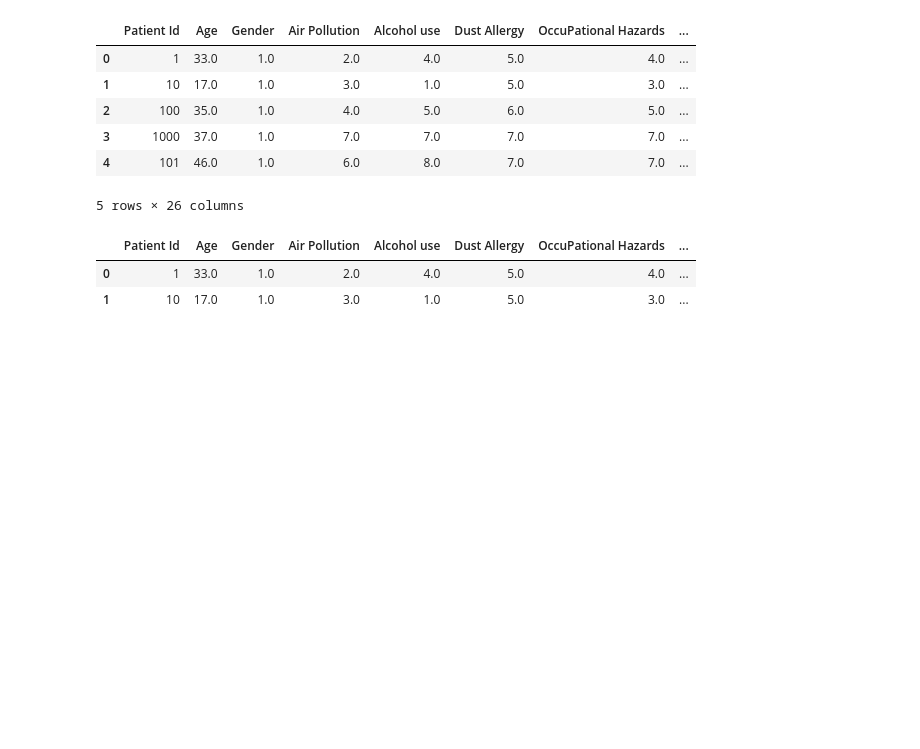
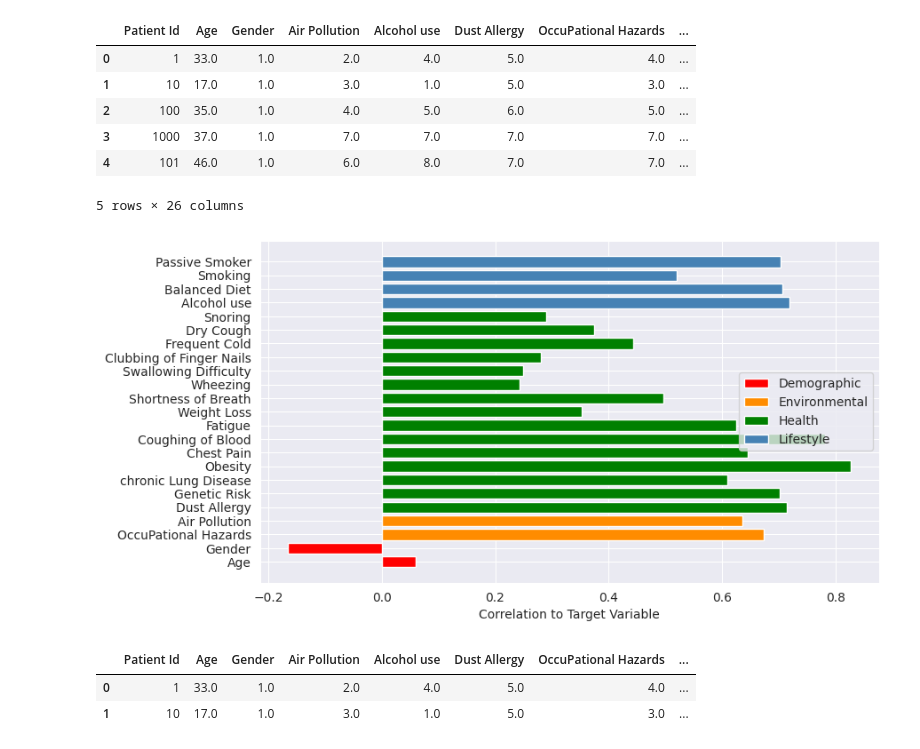
Before and after one commit to susanesho/lung-cancer-project, a Jupyter notebook: Lung_Cancer_project.ipynb, the cells around one changed output. Drawn from its saved outputs; the diff is of its cells as text; code cells hidden in the pictures; blank space fills up the shorter version.

```diff
--- a/Lung_Cancer_project.ipynb
+++ b/Lung_Cancer_project.ipynb
@@ -373,21 +380,34 @@ cancer_df2 = cancer_df.drop('Level')
 # %%
 # Get correlation for the different features by group
 
 demographic_features = ['Age', 'Gender']
 environmental_features = ['OccuPational Hazards', 'Air Pollution']
 health_features = ['Dust Allergy', 'Genetic Risk',
                    'chronic Lung Disease', 'Obesity',
                    'Chest Pain', 'Coughing of Blood',
                    'Fatigue', 'Weight Loss',
                    'Shortness of Breath', 'Wheezing',
                    'Swallowing Difficulty', 'Clubbing of Finger Nails',
                    'Frequent Cold', 'Dry Cough',
                    'Snoring']
 lifestyle_features = ['Alcohol use', 'Balanced Diet',
                       'Smoking', 'Passive Smoker']
 
-#demograph_corr = [cancer_df.corr(col, 'Level') for col in demographic_features]
-#demograph_corr
+demograph_corr = [cancer_df.corr(col, 'label') for col in demographic_features]
+environ_corr = [cancer_df.corr(col, 'label') for col in environmental_features]
+health_corr = [cancer_df.corr(col, 'label') for col in health_features]
+lifestyle_corr = [cancer_df.corr(col, 'label') for col in lifestyle_features]
+
+plt.figure(figsize=(9, 5))
+dem_plt = plt.barh(demographic_features, demograph_corr, color='red', label='Demographic')
+env_plt = plt.barh(environmental_features, environ_corr, color='darkorange', label='Environmental')
+health_plt = plt.barh(health_features, health_corr, color='green', label='Health')
+life_plt = plt.barh(lifestyle_features, lifestyle_corr, color='steelblue', label='Lifestyle')
+plt.xlabel("Correlation to Target Variable")
+plt.legend(handles=[dem_plt, env_plt, health_plt, life_plt])
+plt.show()
+# %% [output]
+[figure, added]
 # %%
 # Assemble training features with VectorAssembler
 
```
Also changed, not shown: parts of 16 cells of this notebook.
